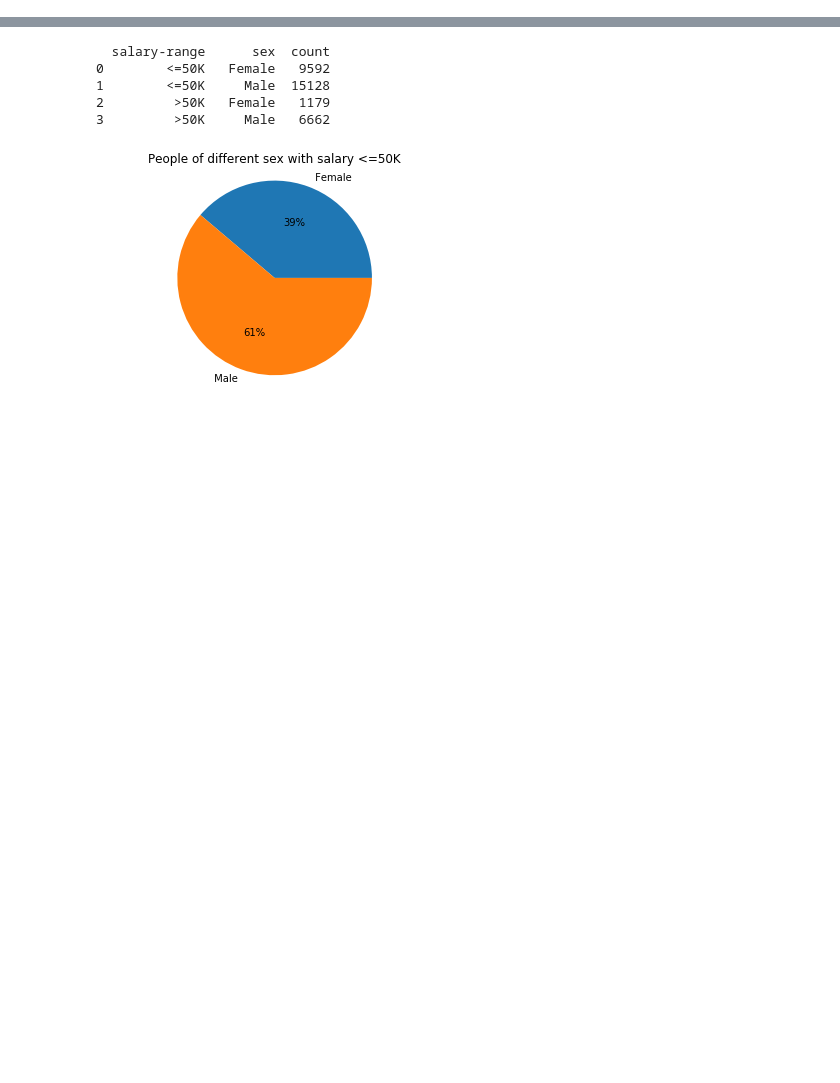
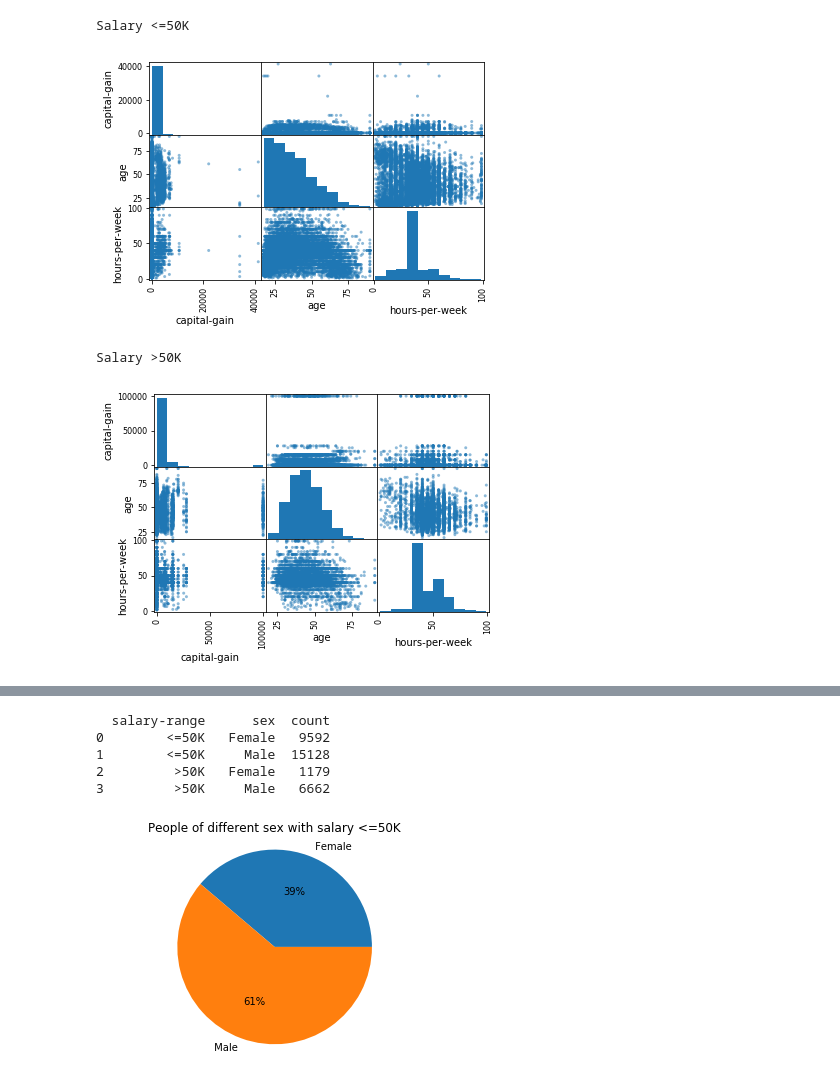
Before and after one commit to iamjagdeesh/Prediction-of-factors-influencing-salary, a Jupyter notebook: individual_attributes_analysis_jagdeesh.ipynb, the cells around one changed output, grey strips where cells are left out. Drawn from its saved outputs; the diff is of its cells as text; code cells hidden in the pictures; blank space fills up the shorter version.

```diff
--- a/individual_attributes_analysis_jagdeesh.ipynb
+++ b/individual_attributes_analysis_jagdeesh.ipynb
@@ -55,0 +104,17 @@ plt.show()
+# %%
+def plot_scatter_matrix(column1, column2, column3):
+    df_below_sm = below_50K[[column1, column2, column3]]
+    print("Salary <=50K")
+    pd.plotting.scatter_matrix(df_below_sm)
+    plt.show()
+    df_above_sm = above_50K[[column1, column2, column3]]
+    print("Salary >50K")
+    pd.plotting.scatter_matrix(df_above_sm)
+    plt.show()
+# %%
+plot_scatter_matrix('capital-gain', 'age', 'hours-per-week')
+# %% [output]
+Salary <=50K
+[figure, added]
+Salary >50K
+[figure, added]
```
Also changed, not shown: parts of 14 cells of this notebook.
